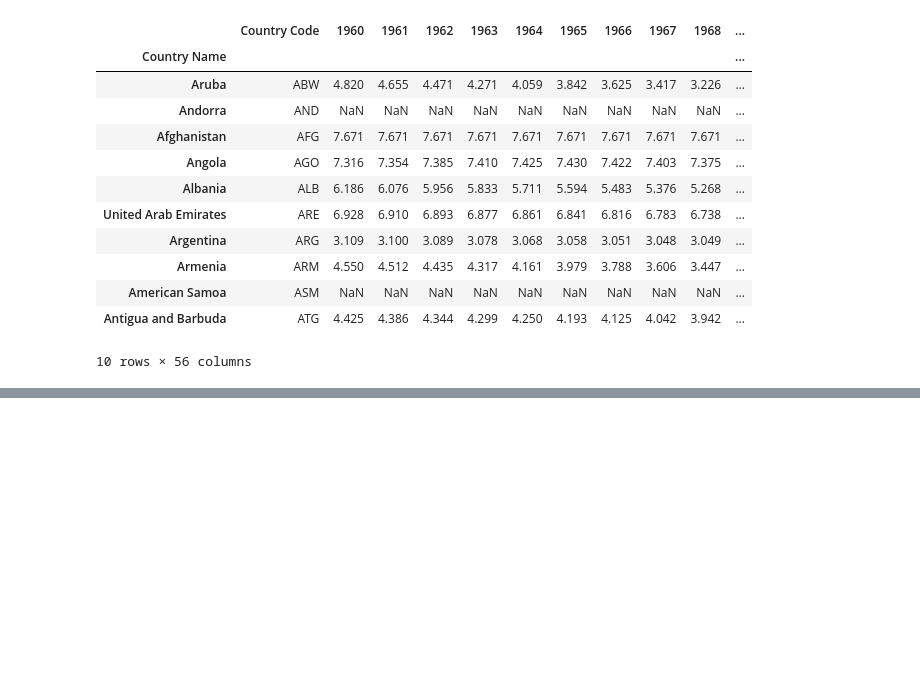
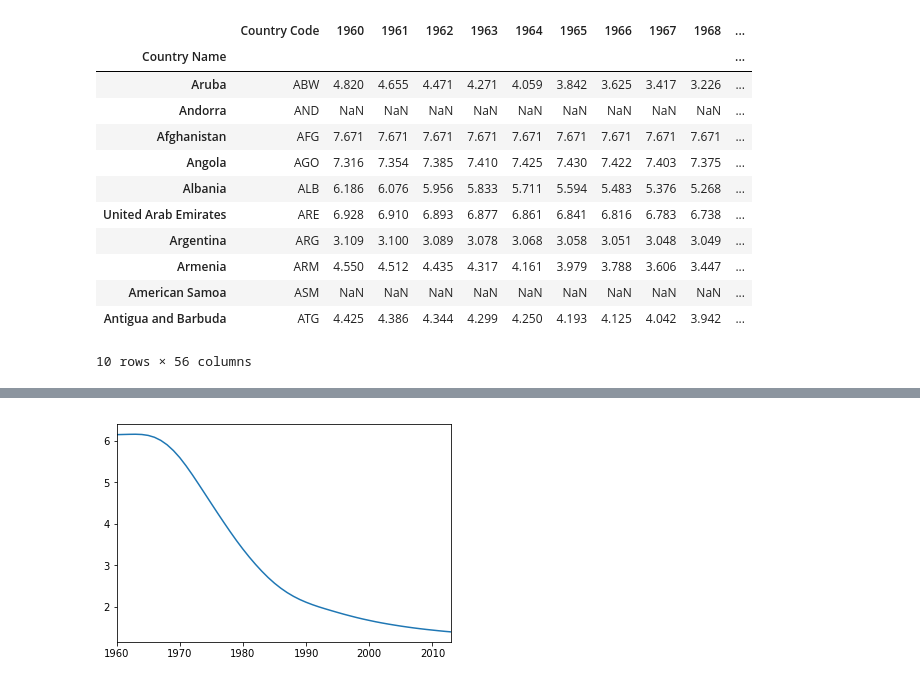
Before and after one commit to AlexEBall/Endangered_Languages_Capstone_Proj_1, a Jupyter notebook: Endangered Language EDA.ipynb, the cells around one changed output, grey strips where cells are left out. Drawn from its saved outputs; the diff is of its cells as text; code cells hidden in the pictures; blank space fills up the shorter version.

```diff
--- a/Endangered Language EDA.ipynb
+++ b/Endangered Language EDA.ipynb
@@ -179,0 +239,7 @@ fertility_rate_df_average.head(10)
+# %%
+thailand_years = fertility_rate_df.loc['Thailand', '1960':]
+# %%
+thailand_years.plot()
+plt.show()
+# %% [output]
+[figure, added]
```
Also changed, not shown: parts of 11 cells of this notebook.
